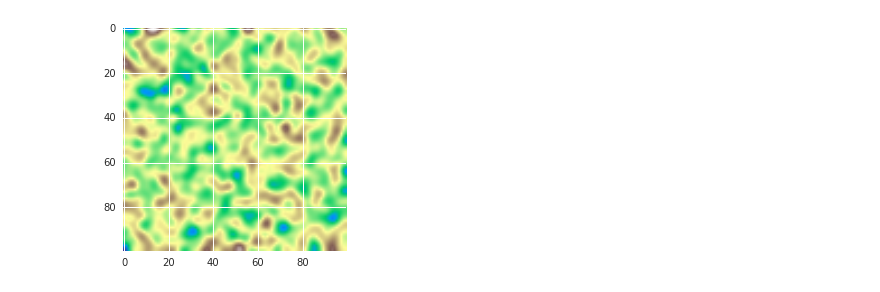
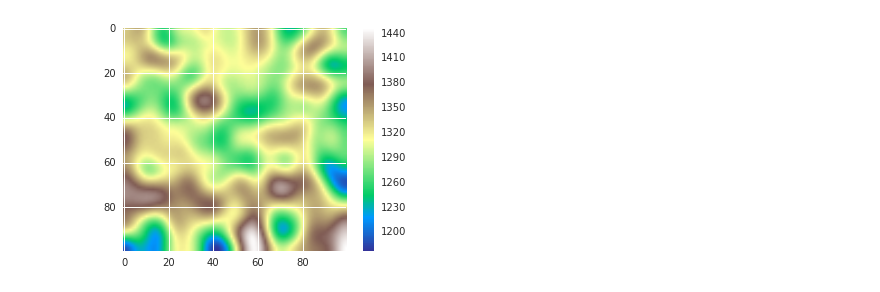
Before and after one commit to johannesuhl/STA-Lab-4, a Jupyter notebook: Lab4_Johannes.ipynb, the cells around one changed output. Drawn from its saved outputs; the diff is of its cells as text; code cells hidden in the pictures.

```diff
--- a/Lab4_Johannes.ipynb
+++ b/Lab4_Johannes.ipynb
@@ -16,6 +30,6 @@ from mesa.batchrunner import BatchRunner
 # %%
-#the terrain function
-def fake_surface(dim=(100,100), low=500, high=1500, sigma=2):
+#the synthetic DEM creation function:
+def fake_surface(low, high, sigma, dim):
     '''Super basic random terrain function.
 
     This function generates a uniform random surface,
@@ -72,21 +86,34 @@ class TreeCell(Agent): # object
         self.unique_id = pos
         self.condition = "Fine"
 
+        self.elevation = model.dem[pos[1]][pos[0]] #get the elevation of the tree object, store it as attribute.
+        #print self.elevation
+
     def step(self):
         '''
         If the tree is on fire, spread it to fine trees nearby.
+        Fires travel faster uphill, if the neighbor is uphill, the fire is passed to the neighbour.
         '''
         if self.condition == "On Fire":
             neighbors = self.model.grid.get_neighbors(self.pos, moore=False)
             for neighbor in neighbors:
+                #implement terrain dependency here:
+                #we assume fire does not spread downhill,
+                #so only if the neighbor is higher than the center cell,
+                #the fire spreads to the neighbour:
                 if neighbor.condition == "Fine":
-                    neighbor.condition = "On Fire"
+                    if neighbor.elevation > self.elevation:
+                        neighbor.condition = "On Fire"
             self.condition = "Burned Out"
 
 class ForestFire(Model):
     '''
     Simple Forest Fire model.
     '''
+
+    #I define the dem attribute outside of the init function to make it accessible publicly...
+    dem = fake_surface(low_elevation,high_elevation,sigma,(dimx,dimy)) #create a dem surface for the model
+
     def __init__(self, height, width, density):
         '''
         Create a new forest fire model.
@@ -108,17 +135,28 @@ class ForestFire(Model):
                                 "Burned Out": lambda m: self.count_type(m, "Burned Out")})
 
         self.grids = list() # empty list to collect the grids of the time steps
+        self.dem = self.dem
 
         # Place a tree in each cell with Prob = density
+        # also we assume the wildfire to start in the lower regions of the terrain.
+        # where elevation < max_ignition_elevation
+
+        elev_range = np.max(self.dem) - np.min(self.dem)
+        max_ignition_elevation = np.min(self.dem)+fire_start_elev_threshold*elev_range
+
         for x in range(self.width):
             for y in range(self.height):
                 if random.random() < self.density:
                     # Create a tree
                     new_tree = TreeCell(self, (x, y))
-                    # Set all trees in the first column on fire.
-                    if x == 0:
-                        new_tree.condition = "On Fire"
+                    # Set all trees in the first and last column and row on fire.
+                    #if x in (1,self.width-1) or y in (1,self.height-1):
+                    #if tree is lower than max_ignition_elevation, set on fire
+                    if self.dem[y][x] < max_ignition_elevation:
+                        if random.random() < low_tree_ignition_rate:
+                            new_tree.condition = "On Fire"
                     self.grid[y][x] = new_tree
+                    #print new_tree.elevation
                     self.schedule.add(new_tree)
         self.running = True
 
@@ -203,5 +240,6 @@ Wildfire state in step 60
 # %%
-plt.imshow(fake_surface((100,100)), cmap=plt.get_cmap("terrain"))
+plt.imshow(ForestFire.dem, cmap=plt.get_cmap("terrain"))
+plt.colorbar()
 plt.show()
 # %% [output]
-[figure, old version]
+[figure, new version]
```
Also changed, not shown: parts of 5 cells of this notebook.
